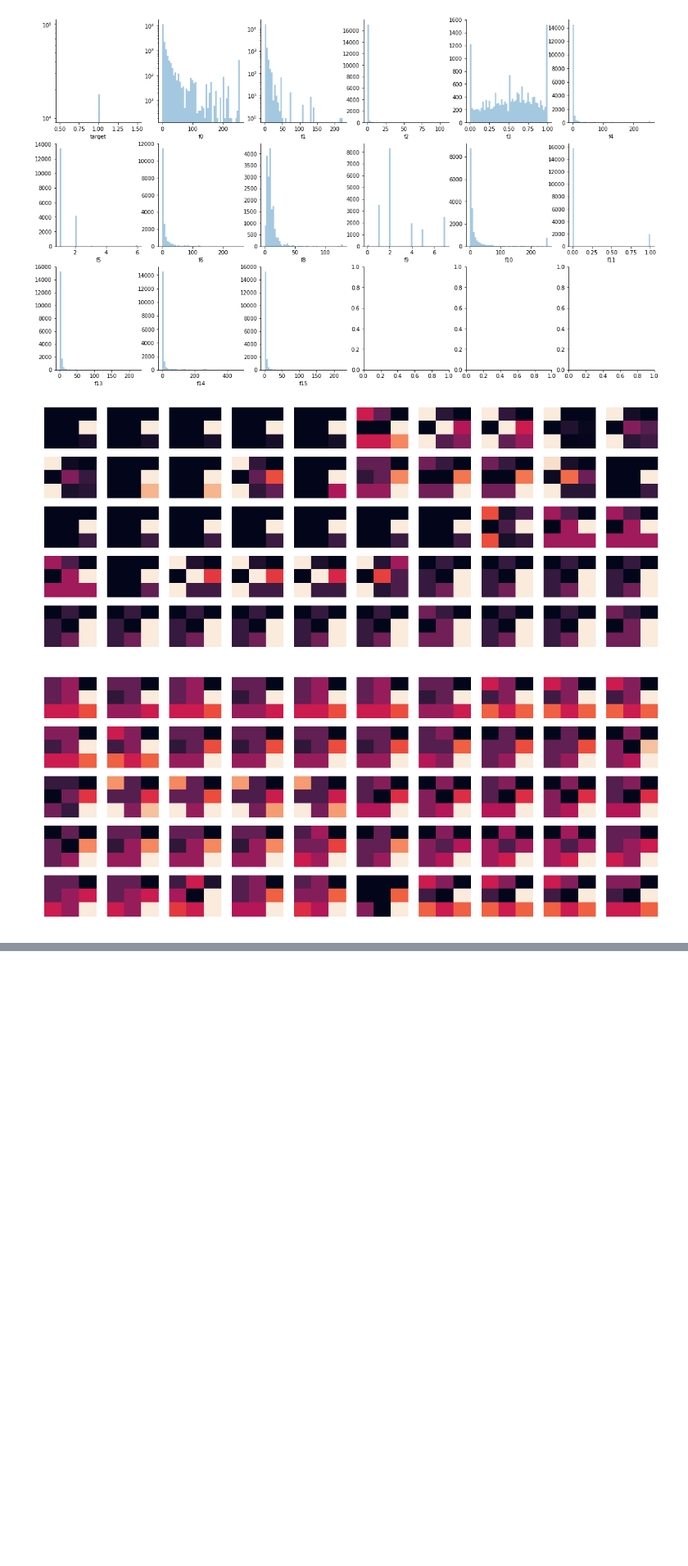
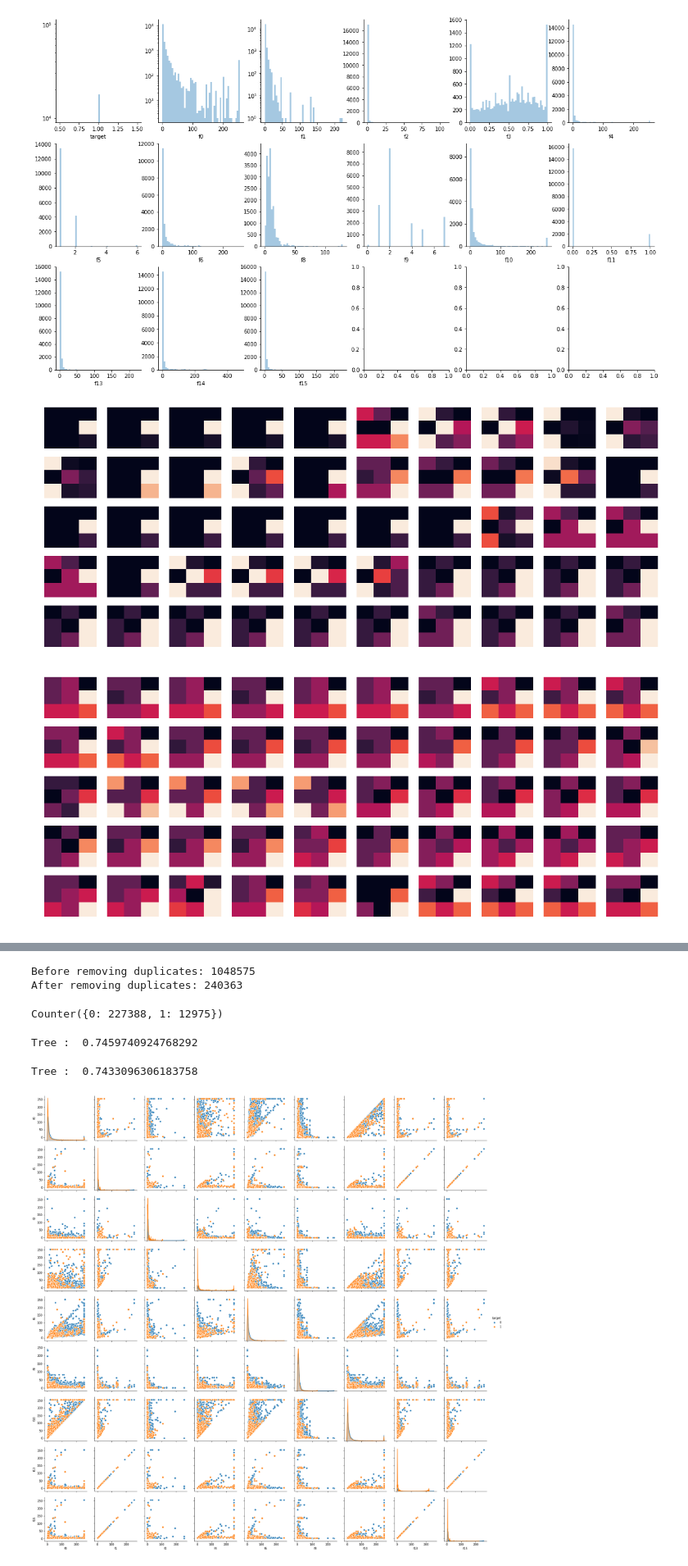
Before and after one commit to vldnechai/mlhw, a Jupyter notebook: mlhw2.ipynb, the cells around one changed output, grey strips where cells are left out. Shown at 82% size. Cells and saved outputs as stored; diff of their text form; code cells hidden in the pictures; blank space fills up the shorter version.

```diff
--- a/mlhw2.ipynb
+++ b/mlhw2.ipynb
@@ -203,0 +202,32 @@ for i in range(len(columns_for_outliers)):
+# %%
+# From previuos analysis we noticed that there can be some duplicates. Lets remove them
+data_original = data.copy()
+print("Before removing duplicates:", len(data["target"]))
+data.drop_duplicates(inplace = True)
+print("After removing duplicates:", len(data["target"]))
+# %% [output]
+Before removing duplicates: 1048575
+After removing duplicates: 240363
+# %%
+# Not so bad. Lets check if disbalance reduced.
+Counter(data["target"])
+# %% [output]
+Counter({0: 227388, 1: 12975})
+# %%
+# Now it is not 1.7%. Lets build simple tree
+zoo = [(DecisionTreeClassifier(max_depth = 10), "Tree")]
+zoo_score(data[["target", "f3", "f5", "f9", "f11", "f14"]], zoo)
+# %% [output]
+Tree :  0.7459740924768292
+# %%
+# We got improvement by getting more score and also reducing data size in 9 times. Also we use only 4 features.
+# What if we use all features?
+zoo_score(data, zoo)
+# %% [output]
+Tree :  0.7433096306183758
+# %%
+# Seems like we gotta work on pixels or they are useless
+sns.pairplot(data, vars = columns_pixels, hue = 'target')
+sns.despine()
+# %% [output]
+[figure, added]
```
Also changed, not shown: parts of 33 cells of this notebook.
